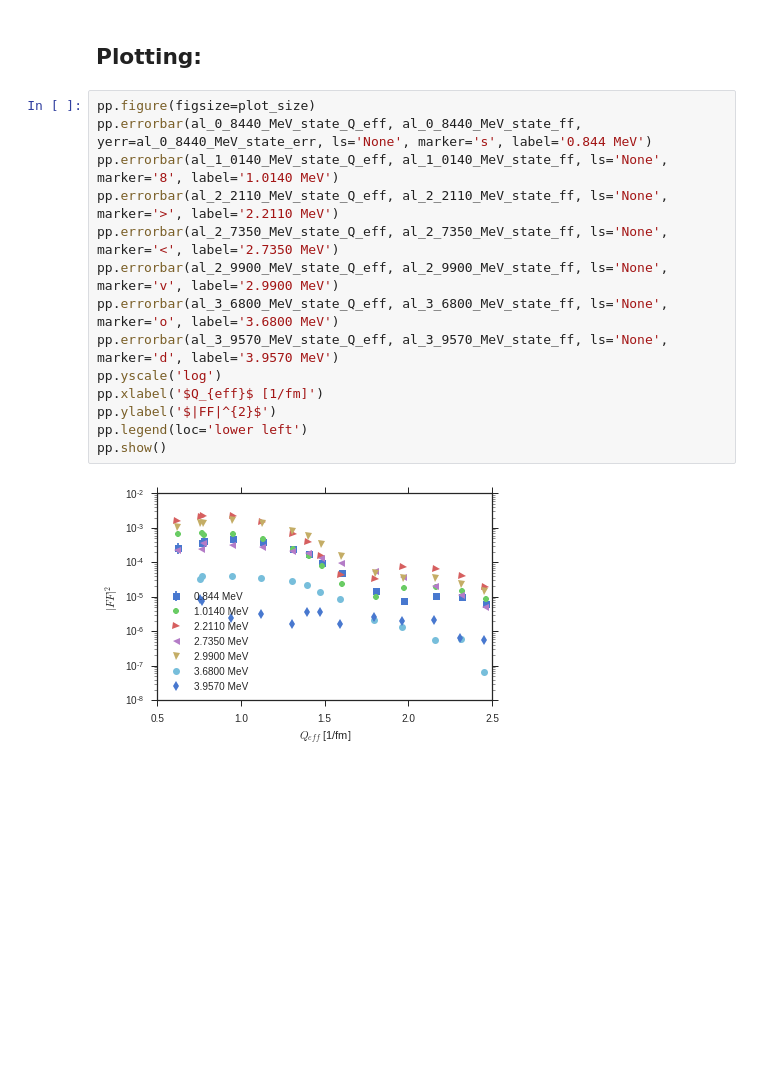
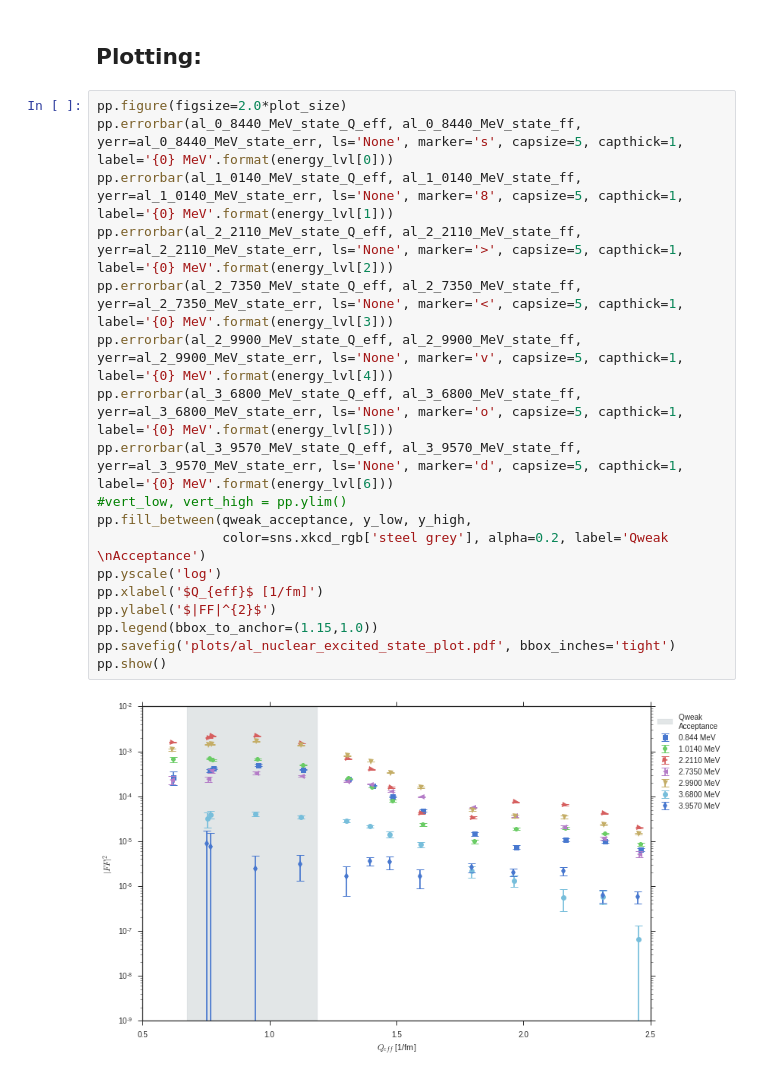
Before and after one commit to kdbartlett/Qweak, a Jupyter notebook: longitudinal_analysis/excited_states/al_nuclear_excited_states.ipynb, the cells around one changed output. Saved outputs shown, nothing was run; the diff lists cells and outputs as text; blank space fills up the shorter version.

```diff
--- a/longitudinal_analysis/excited_states/al_nuclear_excited_states.ipynb
+++ b/longitudinal_analysis/excited_states/al_nuclear_excited_states.ipynb
@@ -233,18 +363,22 @@ al_3_6800_MeV_popt, al_3_6800_MeV_pcov = curve_fit(gaussian,
 # %% [markdown]
 ## Plotting:
 # %%
-pp.figure(figsize=plot_size)
-pp.errorbar(al_0_8440_MeV_state_Q_eff, al_0_8440_MeV_state_ff, yerr=al_0_8440_MeV_state_err, ls='None', marker='s', label='0.844 MeV')
-pp.errorbar(al_1_0140_MeV_state_Q_eff, al_1_0140_MeV_state_ff, ls='None', marker='8', label='1.0140 MeV')
-pp.errorbar(al_2_2110_MeV_state_Q_eff, al_2_2110_MeV_state_ff, ls='None', marker='>', label='2.2110 MeV')
-pp.errorbar(al_2_7350_MeV_state_Q_eff, al_2_7350_MeV_state_ff, ls='None', marker='<', label='2.7350 MeV')
-pp.errorbar(al_2_9900_MeV_state_Q_eff, al_2_9900_MeV_state_ff, ls='None', marker='v', label='2.9900 MeV')
-pp.errorbar(al_3_6800_MeV_state_Q_eff, al_3_6800_MeV_state_ff, ls='None', marker='o', label='3.6800 MeV')
-pp.errorbar(al_3_9570_MeV_state_Q_eff, al_3_9570_MeV_state_ff, ls='None', marker='d', label='3.9570 MeV')
+pp.figure(figsize=2.0*plot_size)
+pp.errorbar(al_0_8440_MeV_state_Q_eff, al_0_8440_MeV_state_ff, yerr=al_0_8440_MeV_state_err, ls='None', marker='s', capsize=5, capthick=1, label='{0} MeV'.format(energy_lvl[0]))
+pp.errorbar(al_1_0140_MeV_state_Q_eff, al_1_0140_MeV_state_ff, yerr=al_1_0140_MeV_state_err, ls='None', marker='8', capsize=5, capthick=1, label='{0} MeV'.format(energy_lvl[1]))
+pp.errorbar(al_2_2110_MeV_state_Q_eff, al_2_2110_MeV_state_ff, yerr=al_2_2110_MeV_state_err, ls='None', marker='>', capsize=5, capthick=1, label='{0} MeV'.format(energy_lvl[2]))
+pp.errorbar(al_2_7350_MeV_state_Q_eff, al_2_7350_MeV_state_ff, yerr=al_2_7350_MeV_state_err, ls='None', marker='<', capsize=5, capthick=1, label='{0} MeV'.format(energy_lvl[3]))
+pp.errorbar(al_2_9900_MeV_state_Q_eff, al_2_9900_MeV_state_ff, yerr=al_2_9900_MeV_state_err, ls='None', marker='v', capsize=5, capthick=1, label='{0} MeV'.format(energy_lvl[4]))
+pp.errorbar(al_3_6800_MeV_state_Q_eff, al_3_6800_MeV_state_ff, yerr=al_3_6800_MeV_state_err, ls='None', marker='o', capsize=5, capthick=1, label='{0} MeV'.format(energy_lvl[5]))
+pp.errorbar(al_3_9570_MeV_state_Q_eff, al_3_9570_MeV_state_ff, yerr=al_3_9570_MeV_state_err, ls='None', marker='d', capsize=5, capthick=1, label='{0} MeV'.format(energy_lvl[6]))
+#vert_low, vert_high = pp.ylim()
+pp.fill_between(qweak_acceptance, y_low, y_high,
+                color=sns.xkcd_rgb['steel grey'], alpha=0.2, label='Qweak \nAcceptance')
 pp.yscale('log')
 pp.xlabel('$Q_{eff}$ [1/fm]')
 pp.ylabel('$|FF|^{2}$')
-pp.legend(loc='lower left')
+pp.legend(bbox_to_anchor=(1.15,1.0))
+pp.savefig('plots/al_nuclear_excited_state_plot.pdf', bbox_inches='tight')
 pp.show()
 # %% [output]
-[figure, old version]
+[figure, new version]
```
Also changed, not shown: parts of 14 cells of this notebook.
